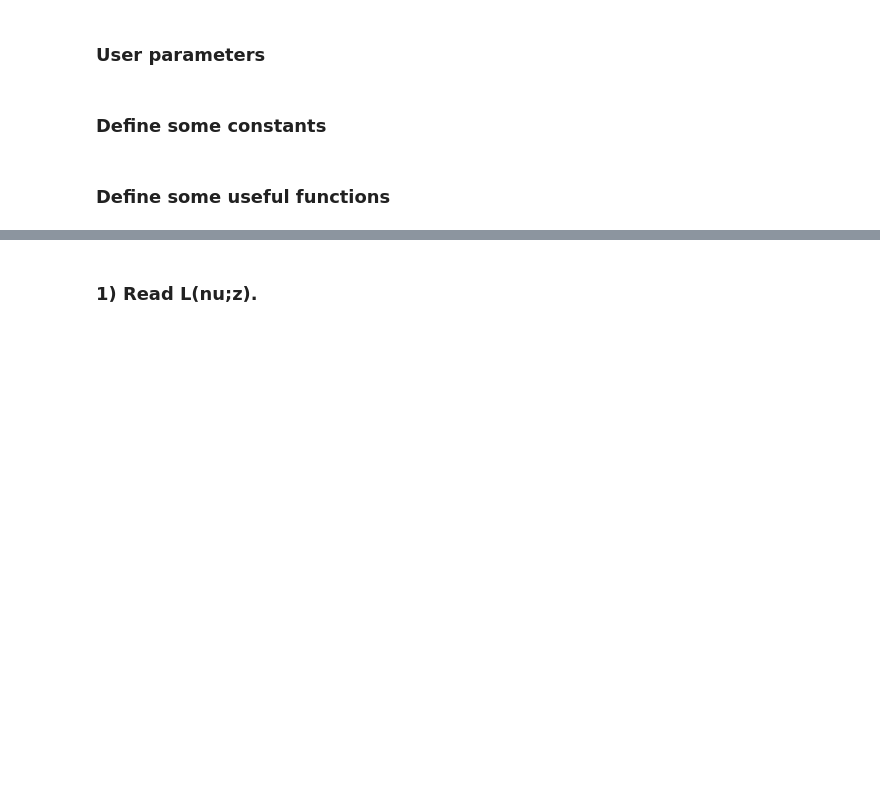
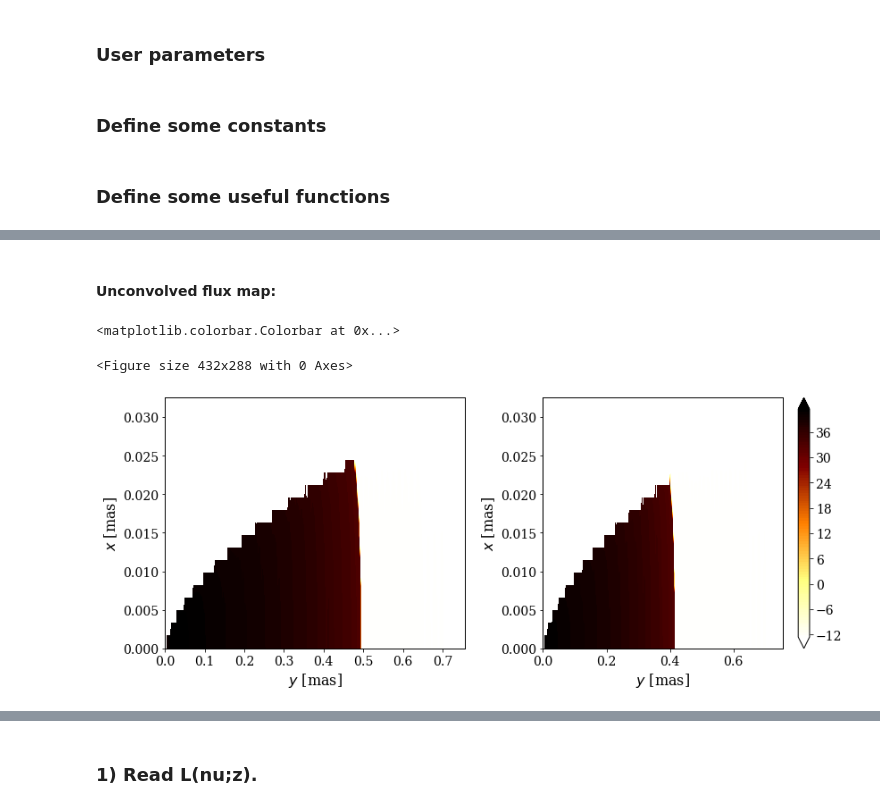
Before and after one commit to santimda/ExtendedJet, a Jupyter notebook: PostProcessing/MapFlux.ipynb, the cells around one changed output, grey strips where cells are left out. Cells and saved outputs as stored; diff of their text form; code cells hidden in the pictures; blank space fills up the shorter version.

```diff
--- a/PostProcessing/MapFlux.ipynb
+++ b/PostProcessing/MapFlux.ipynb
@@ -183,0 +281,26 @@ def make_spix_map( x_c, y_c, nu1, F_map1, nu2, F_map2):
+# %% [markdown]
+#### Unconvolved flux map:
+# %%
+plt.clf()
+fig, (ax1, ax2) = plt.subplots(1, 2, figsize=(12, 5))
+ax1.set_xlabel(r"$y$ [mas]")
+ax1.set_ylabel(r"$x$ [mas]")
+ax1.set_xlim([0, y_map[-1]])
+ax1.set_ylim([x_map[0], x_map[-1]])
+ax2.set_xlabel(r"$y$ [mas]")
+ax2.set_ylabel(r"$x$ [mas]")
+ax2.set_xlim([0, y_map[-1]])
+ax2.set_ylim([x_map[0], x_map[-1]])
+cmap  = plt.cm.afmhot_r
+#cmap.set_label(r"$S_\nu$ [mJy]")
+CS = ax1.contourf( y_map, x_map, np.log10(L_map1), cmap=cmap, levels=100, extend="both")
+CS2 = ax2.contourf( y_map, x_map, np.log10(L_map2), cmap=cmap, levels=100, extend="both")
+# MEJOR USAR x_map22 Y F_map ???
+
+plt.tight_layout()
+fig.colorbar(CS)
+#AGREGAR TITULOS/ETIQUETAS DE LA FRECUENCIA DE CADA MAPA; TAMBIEN RESTRINGIR EL RANGO DEL EJE DE COLOR
+# %% [output]
+<matplotlib.colorbar.Colorbar at 0x...>
+<Figure size 432x288 with 0 Axes>
+[figure, added]
```
Also changed, not shown: parts of 30 cells of this notebook.
